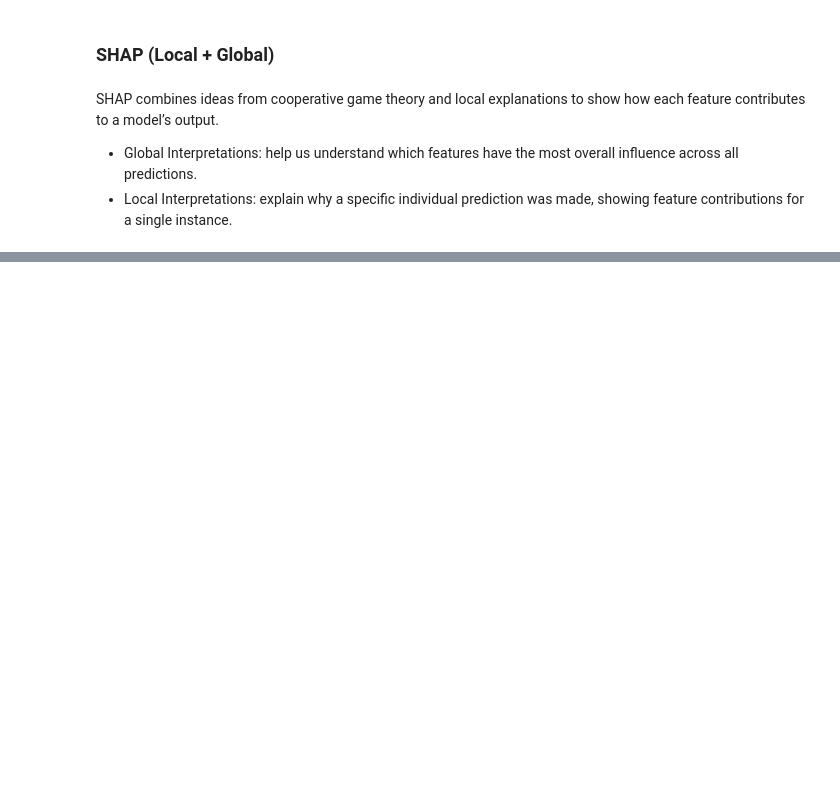
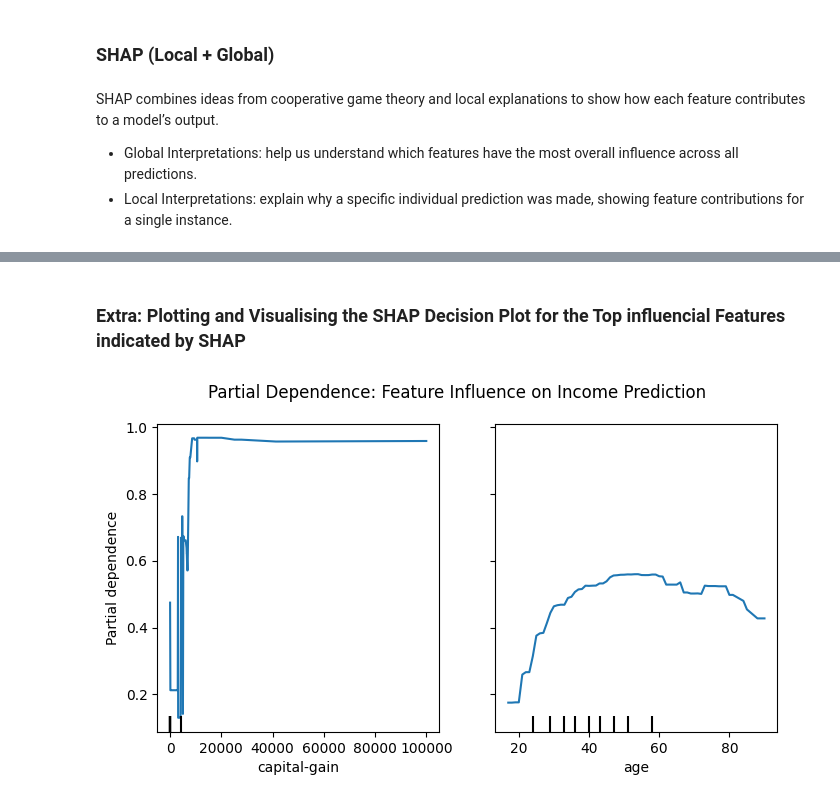
Before and after one commit to Jog-sama/Human-AI-Interaction-XAI, a Jupyter notebook: SHAP.ipynb, the cells around one changed output, grey strips where cells are left out. Drawn from its saved outputs; the diff is of its cells as text; code cells hidden in the pictures; blank space fills up the shorter version.

```diff
--- a/SHAP.ipynb
+++ b/SHAP.ipynb
@@ -230,0 +277,16 @@ ValueError: The waterfall plot can currently only plot a single explanation, but
+# %% [markdown]
+### Extra: Plotting and Visualising the SHAP Decision Plot for the Top influencial Features indicated by SHAP
+# %%
+from sklearn.inspection import PartialDependenceDisplay
+
+# plotting for any two features (i am doing it for the top 2 most influencial)
+features = ["capital-gain", "age"]
+
+fig, ax = plt.subplots(figsize=(8, 4))
+PartialDependenceDisplay.from_estimator(
+    model_xgb, X_test, features, kind="average", ax=ax
+)
+plt.suptitle("Partial Dependence: Feature Influence on Income Prediction", fontsize=12)
+plt.show()
+# %% [output]
+[figure, added]
```
Also changed, not shown: parts of 9 cells of this notebook.
